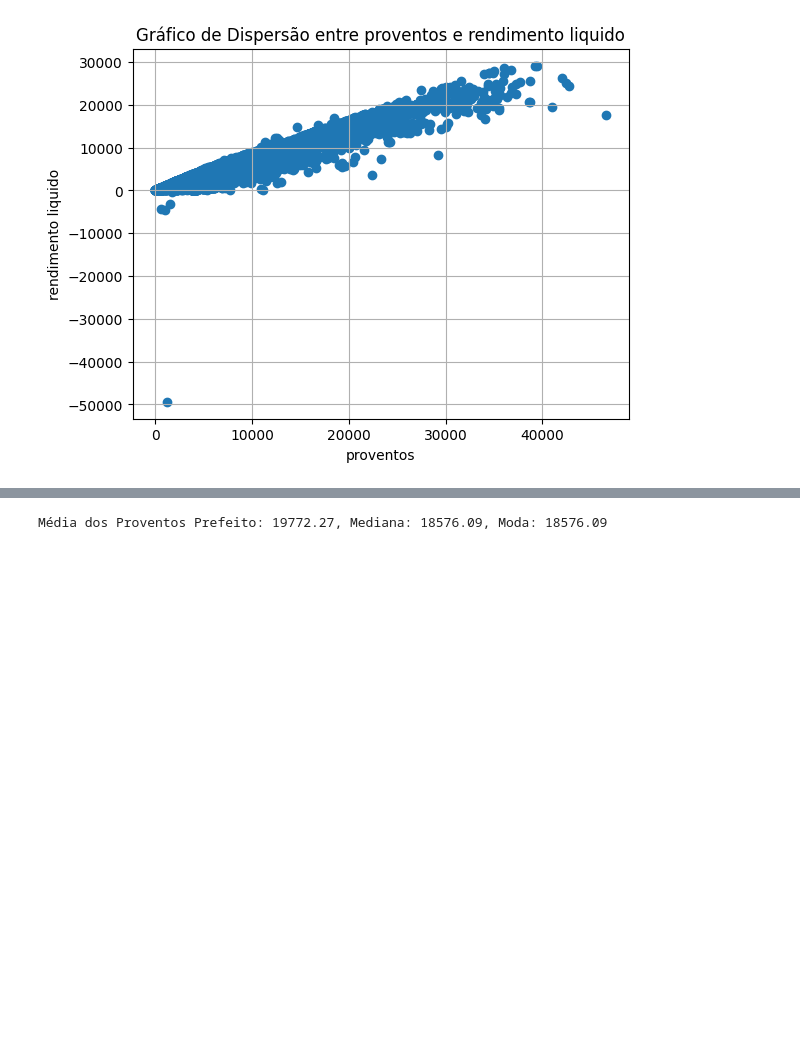
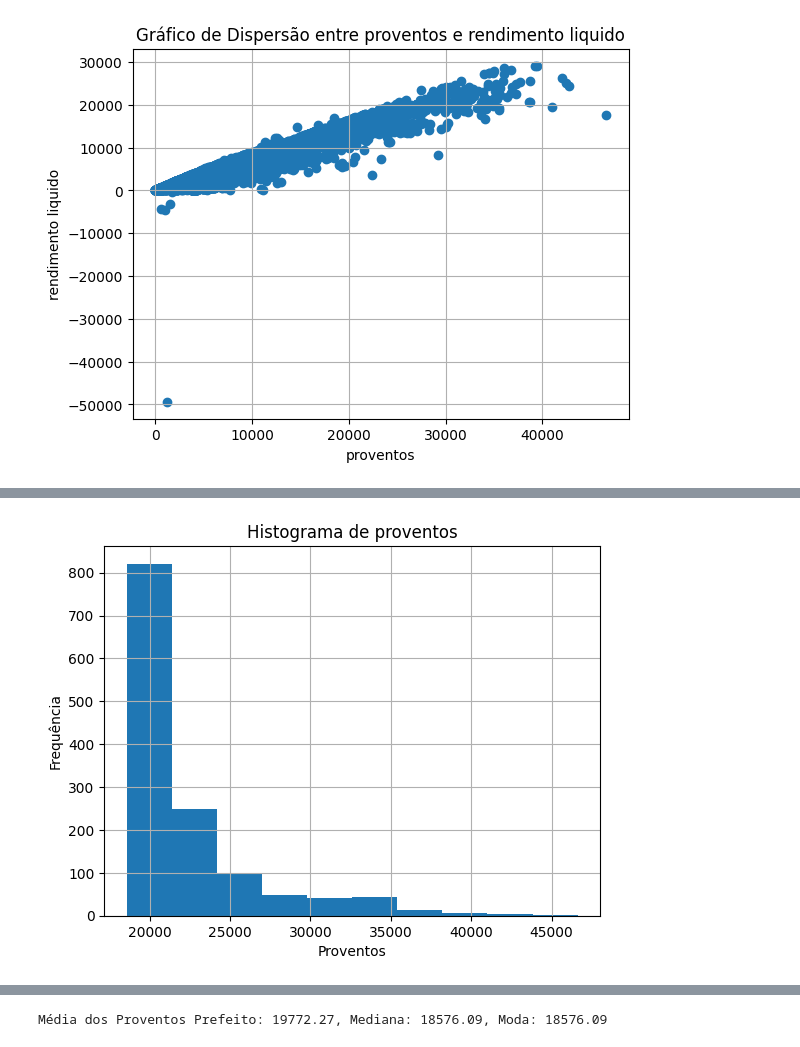
Before and after one commit to wesleyclzns/analisesOrcamentoMaua, a Jupyter notebook: servidoresPrefMaua.IPYNB, the cells around one changed output, grey strips where cells are left out. Cells and saved outputs as stored; diff of their text form; code cells hidden in the pictures; blank space fills up the shorter version.

Commit message:
avançando na analise dessa gestao

```diff
--- a/servidoresPrefMaua.IPYNB
+++ b/servidoresPrefMaua.IPYNB
@@ -145,0 +168,6 @@ plt.show()
+# %%
+mediaProventoPrefeito = salarioPrefeitoMarcelo['proventos'].mean()
+medianaProventoPrefeito = salarioPrefeitoMarcelo['proventos'].median()
+modaProventoPrefeito = salarioPrefeitoMarcelo['proventos'].mode()
+
+print(f"Média dos Proventos Prefeito: {mediaProventoPrefeito:.2f}, Mediana: {medianaProventoPrefeito:.2f}, Moda: {modaProventoPrefeito.iloc[0]}")
@@ -145,0 +187,3 @@ plt.show()
+# %%
+tetoFuncionalismo = medianaProventoPrefeito
+tetoFuncionalismo
@@ -145,0 +192,3 @@ plt.show()
+# %%
+furadores = dfGestaoMarcelo['proventos']>= tetoFuncionalismo
+dfFuradoresGM = dfGestaoMarcelo.loc[furadores]
@@ -145,0 +223,3 @@ plt.show()
+# %%
+procuradores = dfFuradoresGM[dfFuradoresGM['cargo'] == 'PROCURADOR']
+dfFuradoresGM = dfFuradoresGM.drop(procuradores.index)
@@ -145,0 +274,9 @@ plt.show()
+# %%
+dfFuradoresGM['proventos'].hist()
+plt.title(f'Histograma de proventos')
+plt.xlabel('Proventos')
+plt.ylabel('Frequência')
+plt.grid(True)
+plt.show()
+# %% [output]
+[figure, added]
```
Also changed, not shown: parts of 29 cells of this notebook.
